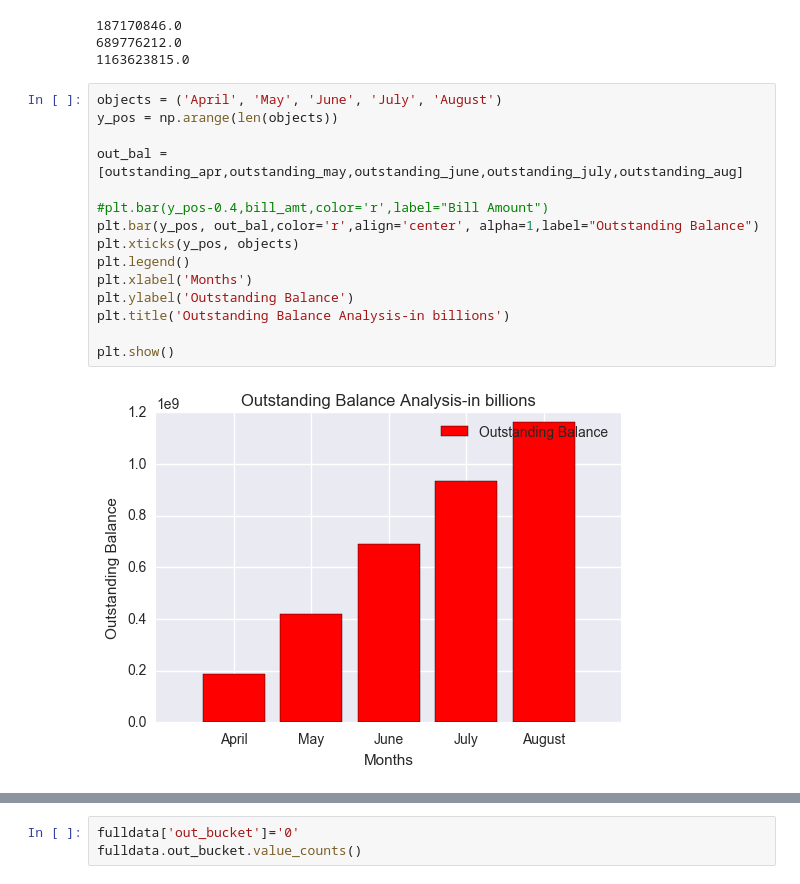
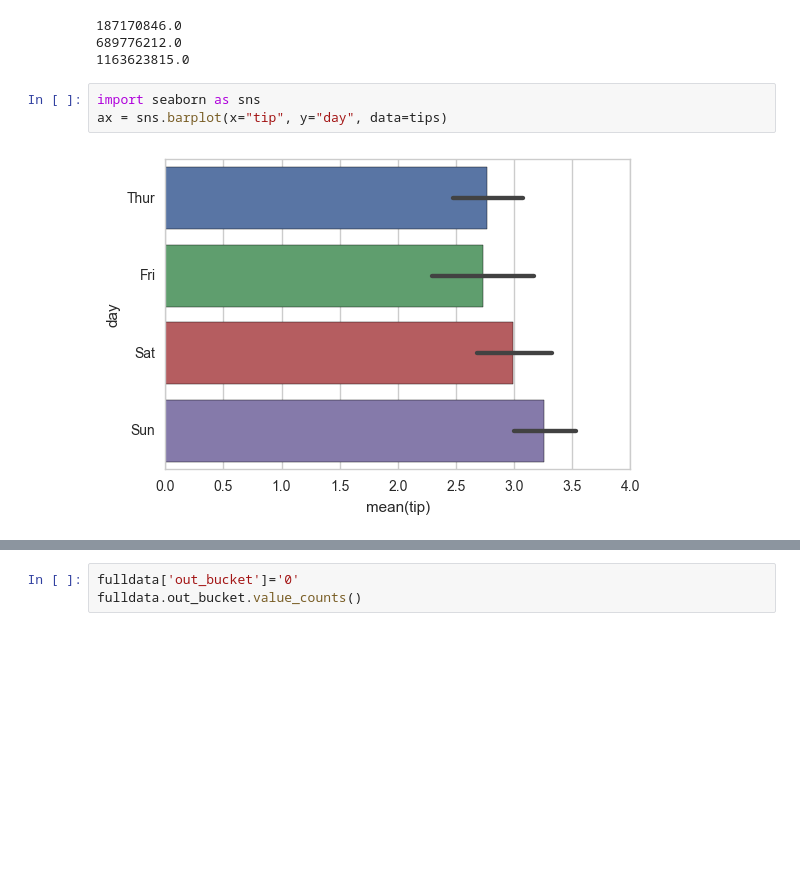
Before and after one commit to innovator-arjun/Credit-Card-AL-ML-Analytics, a Jupyter notebook: Credit Card Farud ML-AI-Python_Analytics.ipynb, the cells around one changed output, grey strips where cells are left out. Drawn from its saved outputs; the diff is of its cells as text; blank space fills up the shorter version.

```diff
--- a/Credit Card Farud ML-AI-Python_Analytics.ipynb
+++ b/Credit Card Farud ML-AI-Python_Analytics.ipynb
@@ -178,20 +191,8 @@ print outstanding_aug
 187170846.0
 689776212.0
 1163623815.0
-# %%
-objects = ('April', 'May', 'June', 'July', 'August')
-y_pos = np.arange(len(objects))
-
-out_bal = [outstanding_apr,outstanding_may,outstanding_june,outstanding_july,outstanding_aug]
-
-#plt.bar(y_pos-0.4,bill_amt,color='r',label="Bill Amount")
-plt.bar(y_pos, out_bal,color='r',align='center', alpha=1,label="Outstanding Balance")
-plt.xticks(y_pos, objects)
-plt.legend()
-plt.xlabel('Months')
-plt.ylabel('Outstanding Balance')
-plt.title('Outstanding Balance Analysis-in billions')
-
-plt.show()
-# %% [output]
-[figure, removed]
+# %%
+import seaborn as sns
+ax = sns.barplot(x="tip", y="day", data=tips)
+# %% [output]
+[figure, added]
```
Also changed, not shown: parts of 46 cells of this notebook, 1 other file.
